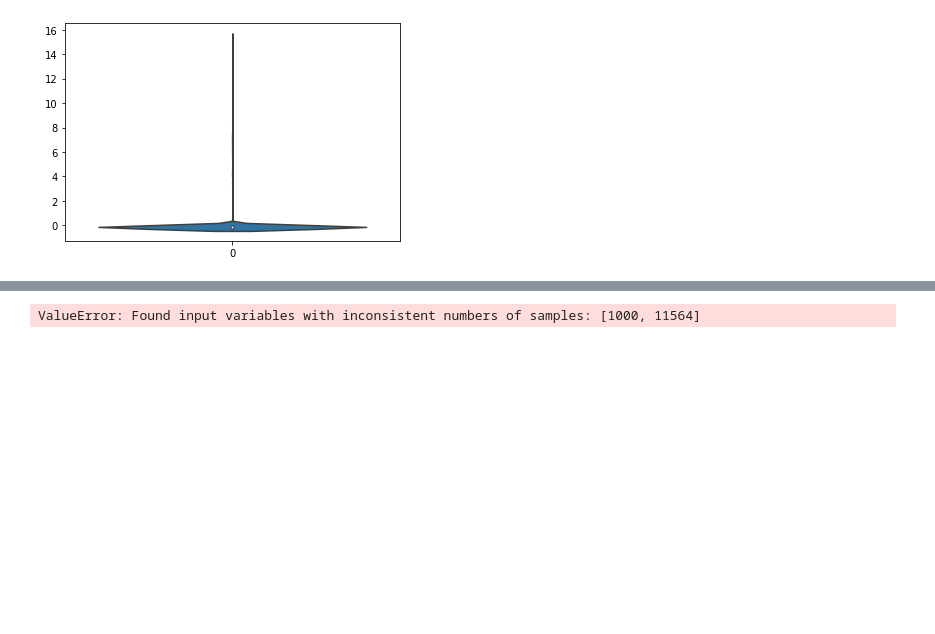
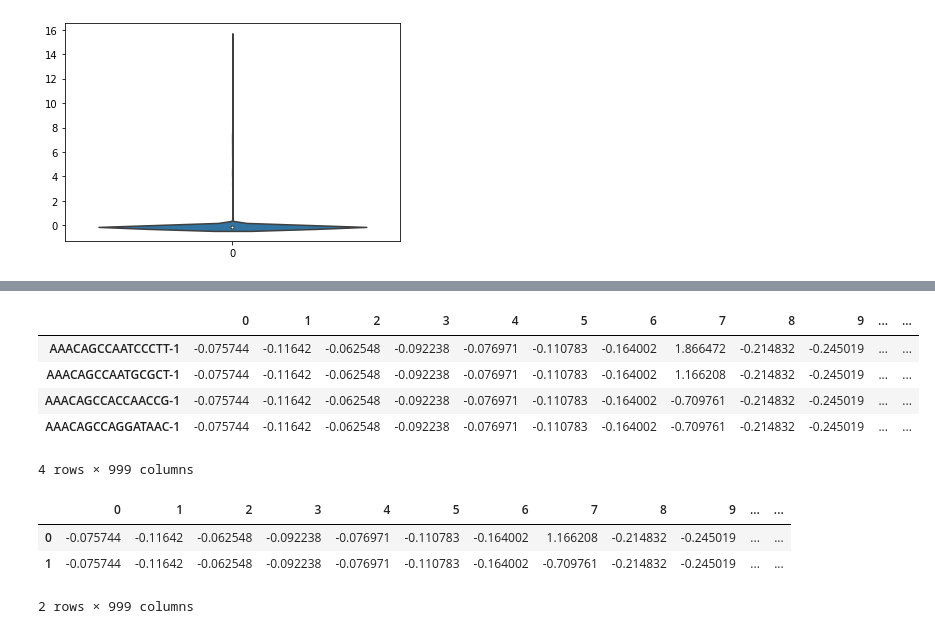
Before and after one commit to the-rich-piana/BioInfo-Notes, a Jupyter notebook: predict_cell_type.ipynb, the cells around one changed output, grey strips where cells are left out. Cells and saved outputs as stored; diff of their text form; code cells hidden in the pictures; blank space fills up the shorter version.

Commit message:
Fix append/concat. Train test issue

```diff
--- a/predict_cell_type.ipynb
+++ b/predict_cell_type.ipynb
@@ -151,8 +113 @@ features = ['AAACAGCCAATCCCTT-1','AAACAGCCAATGCGCT-1', 'AAACAGCCACCAACCG-1', 'AA
 atac3 = atac2[features]
-# %%
-sing2 = sing.transpose()
-
-atac3.loc[1001] = sing2
-atac3
-
-#atac4 = pd.concat([atac3, sing])
@@ -196,0 +114,5 @@ KeyError: "None of [Index(['AAACAGCCAATCCCTT-1', 'AAACAGCCAATGCGCT-1', 'AAACAGCC
+# %%
+sing
+sing2 =sing.set_index('cell_ids')
+sing3 = sing2.loc[features]
+sing3
@@ -196,0 +126,15 @@ KeyError: "None of [Index(['AAACAGCCAATCCCTT-1', 'AAACAGCCAATGCGCT-1', 'AAACAGCC
+# %%
+
+atac4 = atac3
+#Rename columns to cell_ids
+atac4 = atac4.rename_axis('cells_ids',axis='columns')
+
+#Remove Bcell_Score label
+sing4 = sing3.rename(columns={'Bcell_score':''})
+
+#Append sing scores to last row
+atac5 = atac4.append(sing4.transpose())
+#Remove Bcell_score indexing
+atac6 = atac5.reset_index()
+atac_df = atac6.iloc[:, 1:]
+atac_df
@@ -197,9 +155,32 @@ KeyError: "None of [Index(['AAACAGCCAATCCCTT-1', 'AAACAGCCAATGCGCT-1', 'AAACAGCC
+# %%
+atac_ml = atac_df.transpose()
+X = atac_ml.iloc[:, 0:999]
+X
+Y = atac_ml.iloc[:, 1000]
+Y
+atac_ml.head(5)
+X
+#print(X.shape)
+#print(Y)
+# %% [output]
+|  | 0 | 1 | 2 | 3 | 4 | 5 | 6 | 7 | 8 | 9 | ... | ... |
+| AAACAGCCAATCCCTT-1 | -0.075744 | -0.11642 | -0.062548 | -0.092238 | -0.076971 | -0.110783 | -0.164002 | 1.866472 | -0.214832 | -0.245019 | ... | ... |
+| AAACAGCCAATGCGCT-1 | -0.075744 | -0.11642 | -0.062548 | -0.092238 | -0.076971 | -0.110783 | -0.164002 | 1.166208 | -0.214832 | -0.245019 | ... | ... |
+| AAACAGCCACCAACCG-1 | -0.075744 | -0.11642 | -0.062548 | -0.092238 | -0.076971 | -0.110783 | -0.164002 | -0.709761 | -0.214832 | -0.245019 | ... | ... |
+| AAACAGCCAGGATAAC-1 | -0.075744 | -0.11642 | -0.062548 | -0.092238 | -0.076971 | -0.110783 | -0.164002 | -0.709761 | -0.214832 | -0.245019 | ... | ... |
+4 rows × 999 columns
 # %%
 
 X_train, X_test, Y_train, Y_test = train_test_split(X.values, Y.values, test_size=0.30, random_state = 40)
-print(X_train.shape); print(X_test.shape)
+#print(X_train.shape); print(X_test.shape)
+
+l = pd.DataFrame(data=X_train)
+l.head()
 # %% [output]
+|  | 0 | 1 | 2 | 3 | 4 | 5 | 6 | 7 | 8 | 9 | ... | ... |
+| 0 | -0.075744 | -0.11642 | -0.062548 | -0.092238 | -0.076971 | -0.110783 | -0.164002 | 1.166208 | -0.214832 | -0.245019 | ... | ... |
+| 1 | -0.075744 | -0.11642 | -0.062548 | -0.092238 | -0.076971 | -0.110783 | -0.164002 | -0.709761 | -0.214832 | -0.245019 | ... | ... |
-ValueError: Found input variables with inconsistent numbers of samples: [1000, 11564]
+2 rows × 999 columns
 # %%
 nn = MLPRegressor(max_iter=1000, activation='relu', hidden_layer_sizes= (8,8,8))
 # %%
```
Also changed, not shown: parts of 21 cells of this notebook, 1 other file.
